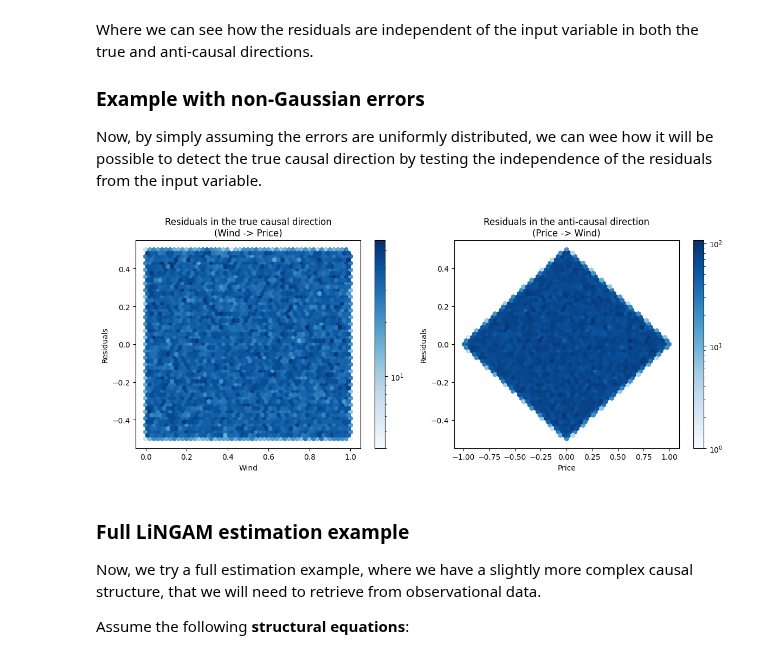
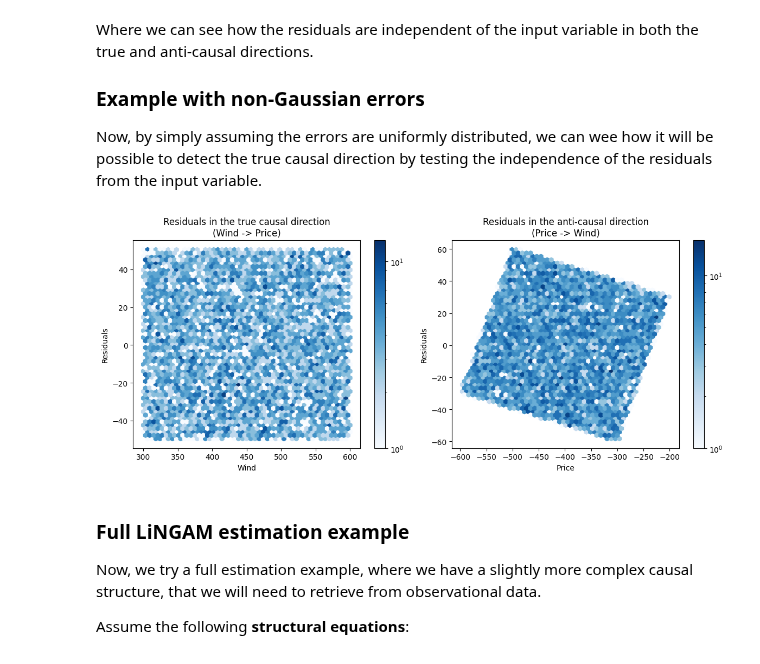
Before and after one commit to dcacciarelli/my-causality-book, a Jupyter notebook: _build/jupyter_execute/notebooks/semiparametric_direct_lingam.ipynb, the cells around one changed output. Saved outputs shown, nothing was run; the diff lists cells and outputs as text; code cells hidden in the pictures.

```diff
--- a/_build/jupyter_execute/notebooks/semiparametric_direct_lingam.ipynb
+++ b/_build/jupyter_execute/notebooks/semiparametric_direct_lingam.ipynb
@@ -154,9 +152,9 @@ import matplotlib.pyplot as plt
 import seaborn as sns
 
 # Synthetic data generation based on the given equations
-n = 100000
-wind = np.random.normal(0, 1, size=n)  # Predictor variable
-price = -1 * wind + np.random.normal(0, 1, size=n)  # Response variable with non-Gaussian noise (uniform)
+n = 10000
+wind = np.random.normal(500, 25, size=n)  # Predictor variable
+price = -1 * wind + np.random.normal(0, 10, size=n)  # Response variable with non-Gaussian noise (uniform)
 
 # Prepare the data for regression
 wind_with_const = sm.add_constant(wind)  # Add a constant term for the intercept
@@ -203,8 +201,8 @@ Where we can see how the residuals are independent of the input variable in both
 Now, by simply assuming the errors are uniformly distributed, we can wee how it will be possible to detect the true causal direction by testing the independence of the residuals from the input variable.
 # %%
 # Synthetic data generation based on the given equations
-wind = np.random.uniform(0, 1, size=n)  # Predictor variable
-price = -1 * wind + np.random.uniform(0, 1, size=n)  # Response variable with non-Gaussian noise (uniform)
+wind = np.random.uniform(300, 600, size=n)  # Predictor variable
+price = -1 * wind + np.random.uniform(0, 100, size=n)  # Response variable with non-Gaussian noise (uniform)
 
 # Prepare the data for regression
 wind_with_const = sm.add_constant(wind)  # Add a constant term for the intercept
@@ -214,34 +212,34 @@ price_with_const = sm.add_constant(price)  # Add a constant term for the interce
 true_model = sm.OLS(endog=price, exog=wind_with_const)
 true_model_results = true_model.fit()
 price_pred = true_model_results.predict(wind_with_const)
 price_residuals = price - price_pred
 
 # Linear regression in the anti-causal direction (price -> wind)
 anti_model = sm.OLS(endog=wind, exog=price_with_const)
 anti_model_results = anti_model.fit()
 wind_pred = anti_model_results.predict(price_with_const)
 wind_residuals = wind - wind_pred
 
 # Setting up the plots
 fig, axes = plt.subplots(1, 2, figsize=(12, 5))
 
 # All the data
 hb1 = axes[0].hexbin(wind, price_residuals, gridsize=50, cmap='Blues', bins='log')
 cb1 = fig.colorbar(hb1, ax=axes[0])
 axes[0].set_title('Residuals in the true causal direction\n(Wind -> Price)')
 axes[0].set_xlabel('Wind')
 axes[0].set_ylabel('Residuals')
 
 # After conditioning
 hb2 = axes[1].hexbin(price, wind_residuals, gridsize=50, cmap='Blues', bins='log')
 cb2 = fig.colorbar(hb2, ax=axes[1])
 axes[1].set_title('Residuals in the anti-causal direction\n(Price -> Wind)')
 axes[1].set_xlabel('Price')
 axes[1].set_ylabel('Residuals')
 
 plt.tight_layout()
 # %% [output]
-[figure, old version]
+[figure, new version]
 # %% [markdown]
 ### Full LiNGAM estimation example
 
```
Also changed, not shown: parts of 3 cells of this notebook, 41 other files.
